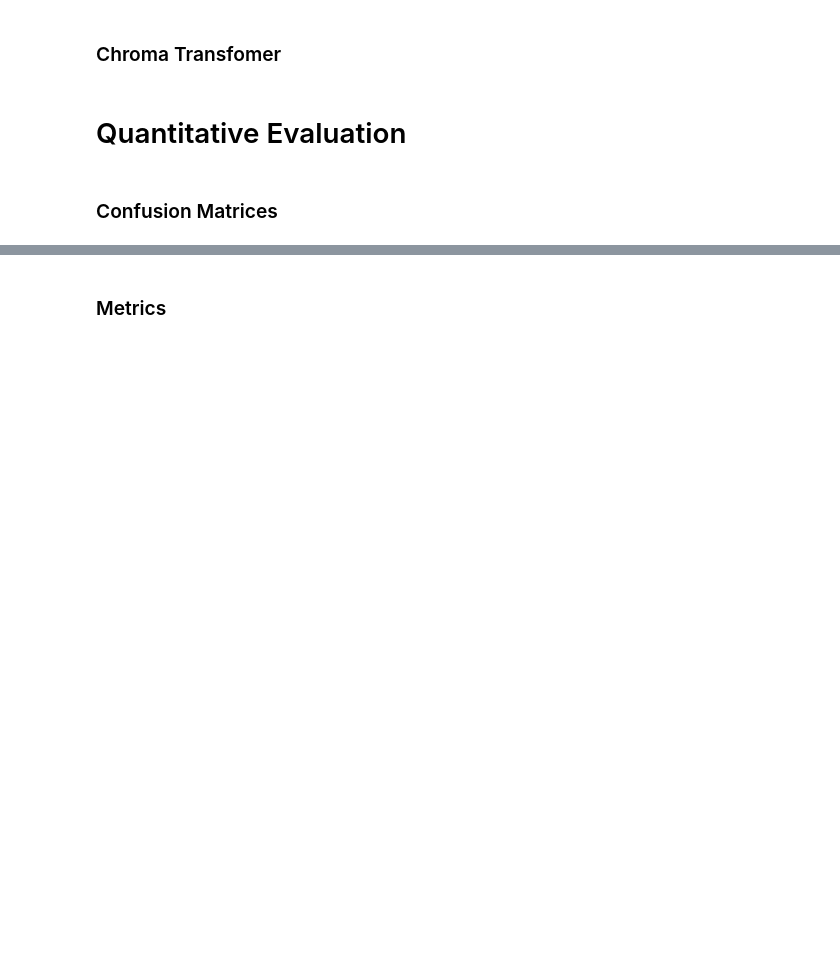
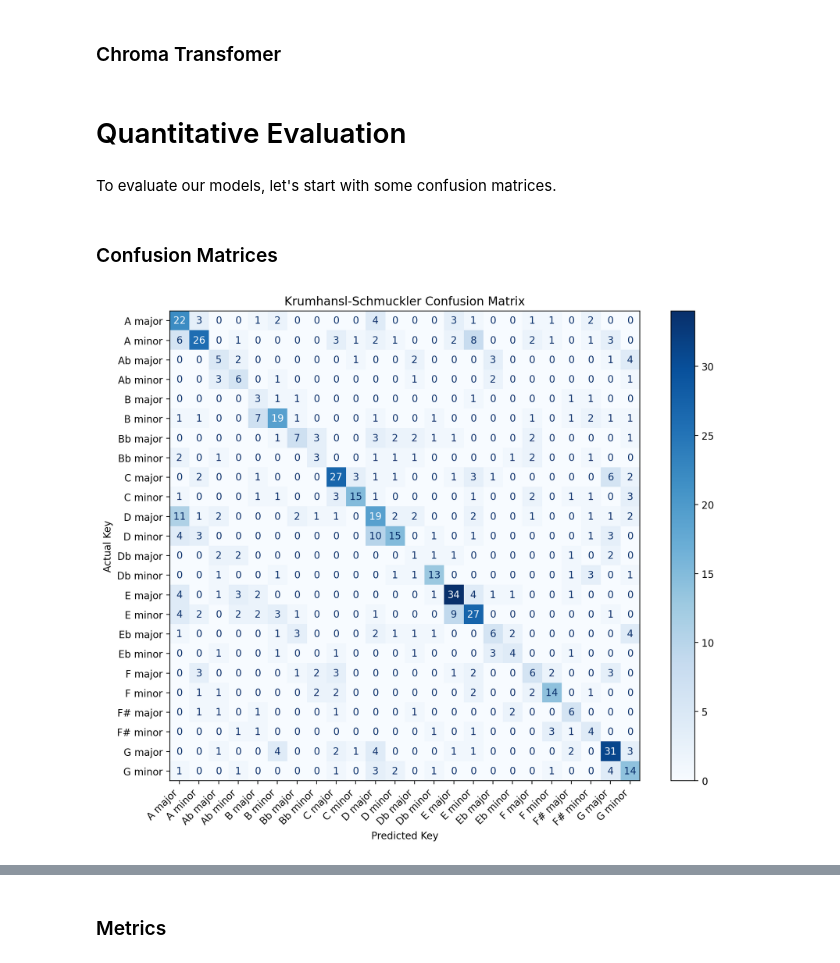
Before and after one commit to jeffgord/mir-key-estimation, a Jupyter notebook: demo.ipynb, the cells around one changed output, grey strips where cells are left out. Cells and saved outputs as stored; diff of their text form; code cells hidden in the pictures; blank space fills up the shorter version.

```diff
--- a/demo.ipynb
+++ b/demo.ipynb
@@ -57,20 +141,21 @@ np.save('saves/krumhansl_predictions.npy', krumhansl_predictions, allow_pickle=T
 # %%
 # OR, run this cell to load predictions from the saves
-krumhansl_predictions = np.load('saves/krumhansl_predictions.npy', allow_pickle=True).item()
+krumhansl_keys_dict = np.load('saves/krumhansl_keys_dict.npy', allow_pickle=True).item()
 # %% [markdown]
 ### Madmom Method
 # %%
 # Run this cell to run madmom key estimation on the subset of tracks
-madmom_predictions = {}
+madmom_keys_dict = {}
 
-for track_id in track_ids_subset:
+for track_id in track_ids:
     print(f"Processing track {track_id}...")
     clear_output(wait=True)
     track = dataset.track(track_id)
-    madmom_key = u.madmom_key_predict(track)
-    madmom_predictions[track_id] = madmom_key
+    madmom_key_raw = u.madmom_key_predict(track)
+    madmom_key = u.normalize_key(madmom_key_raw)
+    madmom_keys_dict[track_id] = madmom_key
 
 # And save the results
-np.save('saves/madmom_predictions.npy', madmom_predictions, allow_pickle=True)
+np.save('saves/madmom_keys_dict.npy', madmom_keys_dict, allow_pickle=True)
 # %%
 # OR, run this cell to load predictions from the saves
@@ -79,16 +164,17 @@ madmom_predictions = np.load('saves/madmom_predictions.npy', allow_pickle=True).
 ### Chroma Transfomer
 # %%
 # Run this cell to run chroma transformer key estimation on the subset of tracks
-chroma_transformer_predictions = {}
+chroma_transformer_keys_dict = {}
 
-for track_id in track_ids_subset:
+for track_id in track_ids:
     print(f"Processing track {track_id}...")
     clear_output(wait=True)
     track = dataset.track(track_id)
-    chroma_transformer_key = u.chroma_transformer_predict(track)
-    chroma_transformer_predictions[track_id] = chroma_transformer_key
+    chroma_transformer_key_raw = u.chroma_transformer_predict(track)
+    chroma_transformer_key = u.normalize_key(chroma_transformer_key_raw)
+    chroma_transformer_keys_dict[track_id] = chroma_transformer_key
 
 # And save the results
-np.save('saves/chroma_transformer_predictions.npy', chroma_transformer_predictions, allow_pickle=True)
+np.save('saves/chroma_transformer_keys_dict.npy', chroma_transformer_keys_dict, allow_pickle=True)
 # %%
 # OR, run this cell to load predictions from the saves
@@ -96,4 +182,27 @@ chroma_transformer_predictions = np.load('saves/chroma_transformer_predictions.n
 # %% [markdown]
 # Quantitative Evaluation
+# %% [markdown]
+To evaluate our models, let's start with some confusion matrices.
 # %% [markdown]
 ### Confusion Matrices
+# %%
+# Compute confusion matrices for each model
+krumhansl_keys = [krumhansl_keys_dict[track_id] for track_id in track_ids]
+madmom_keys = [madmom_keys_dict[track_id] for track_id in track_ids]
+chroma_transformer_keys = [chroma_transformer_keys_dict[track_id] for track_id in track_ids]
+
+# function to plot the confusion matrix
+def plot_confusion_matrix(predicted_keys, title):
+    fig, ax = plt.subplots(figsize=(10, 8))
+    disp = ConfusionMatrixDisplay.from_predictions(actual_keys, predicted_keys, ax=ax, cmap='Blues')
+    plt.xticks(rotation=45, ha='right')
+    plt.yticks(rotation=0)
+    plt.xlabel('Predicted Key')
+    plt.ylabel('Actual Key')
+    plt.title(title)
+    plt.tight_layout()
+    plt.show()
+# %%
+plot_confusion_matrix(krumhansl_keys, "Krumhansl-Schmuckler Confusion Matrix")
+# %% [output]
+[figure, added]
```
Also changed, not shown: parts of 30 cells of this notebook, 7 other files.
